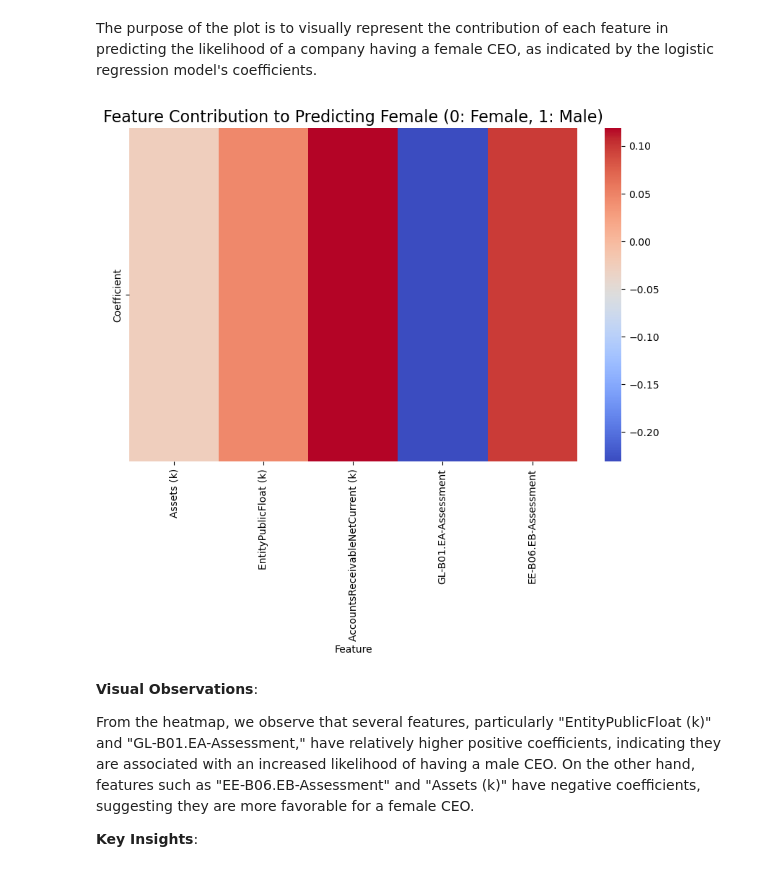
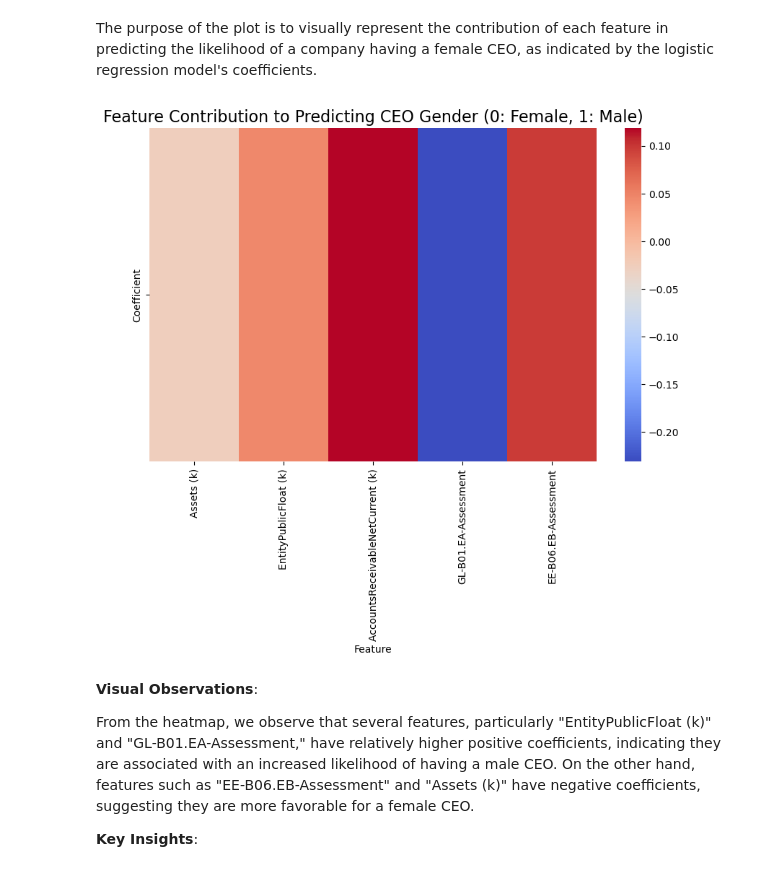
Before and after one commit to PENG-JY/InclusiveWorkplace_Study, a Jupyter notebook: technical-details/supervised-learning/main.ipynb, the cells around one changed output. Cells and saved outputs as stored; diff of their text form; code cells hidden in the pictures.

```diff
--- a/technical-details/supervised-learning/main.ipynb
+++ b/technical-details/supervised-learning/main.ipynb
@@ -564,29 +564,29 @@ The purpose of the plot is to visually represent the contribution of each featur
 # %%
 # Get the coefficients from the Logistic Regression model (related to predicting class 1)
 coefficients = model.coef_[0]  # model.coef_ has the shape (1, n_features)
 
 # Create a DataFrame with the coefficients and corresponding feature names
 coef_df = pd.DataFrame({
     'Feature': X.columns,
     'Coefficient': coefficients  # Retain the signs of coefficients (not using abs)
 })
 
 # Create the figure and adjust the size
 plt.figure(figsize=(10, 6))
 
 # Plot a heatmap showing the negative coefficients related to female (class 0) or positive coefficients for male (class 1)
 sns.heatmap(coef_df.set_index('Feature').T, annot=False, cmap="coolwarm", cbar=True)
 
 # Add title and description
-plt.title('Feature Contribution to Predicting Female (0: Female, 1: Male)', fontsize=16)
+plt.title('Feature Contribution to Predicting CEO Gender (0: Female, 1: Male)', fontsize=16)
 
 # Add colorbar label
 cbar = plt.gca().collections[0].colorbar
 
 # Display the plot
 plt.show()
 # %% [output]
-[figure, old version]
+[figure, new version]
 # %% [markdown]
 **Visual Observations**:
 
```
Also changed, not shown: 11 other files.
